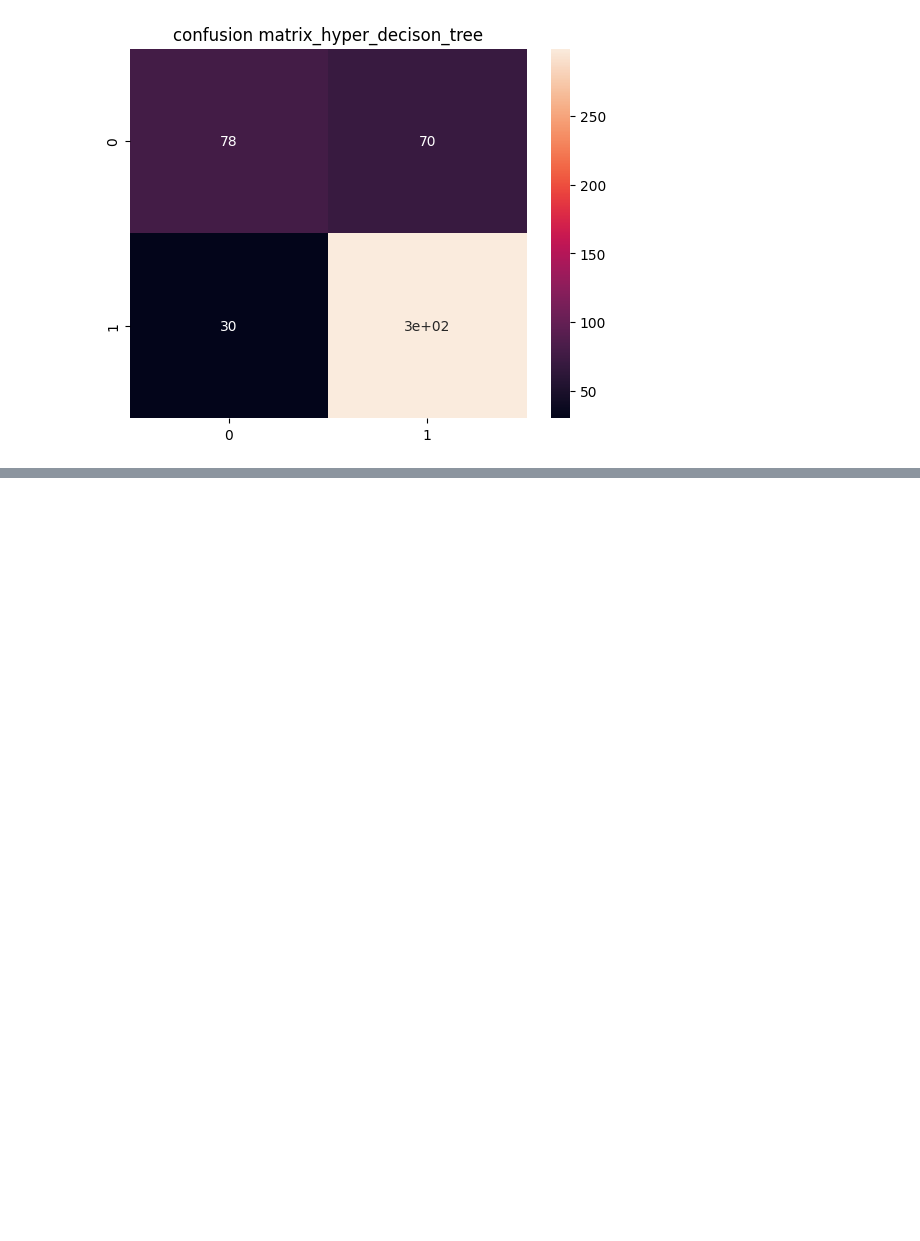
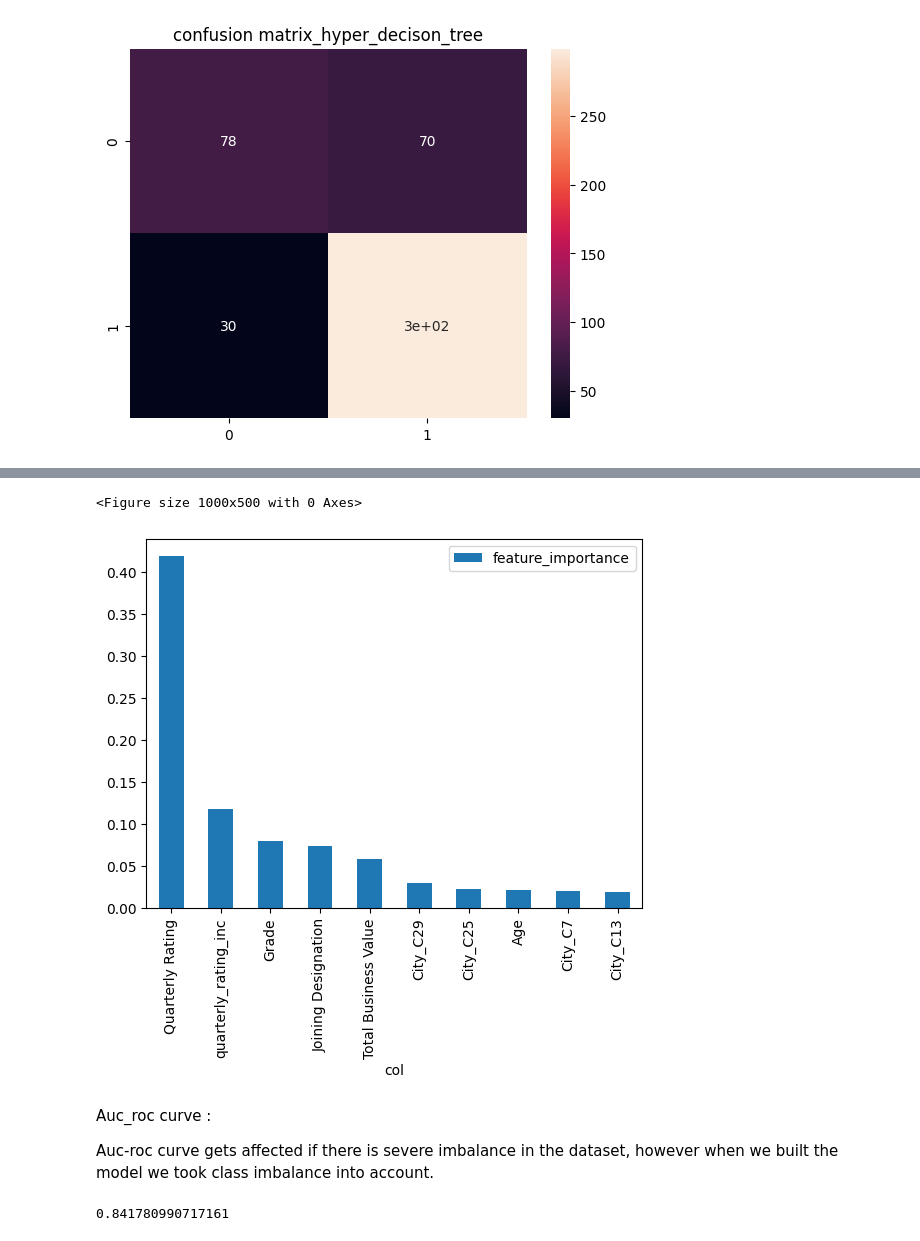
Before and after one commit to mahikshith/AWS-EC2-deployment-of-Ola-driver-churn-prediction-using-ensemble-learning, a Jupyter notebook: Ola_ensemble_mykee.ipynb, the cells around one changed output, grey strips where cells are left out. Saved outputs shown, nothing was run; the diff lists cells and outputs as text; code cells hidden in the pictures; blank space fills up the shorter version.

Commit message:
updated the final model
tried with diff models , found Feature importances for the best model

```diff
--- a/Ola_ensemble_mykee.ipynb
+++ b/Ola_ensemble_mykee.ipynb
@@ -994,0 +997,15 @@ weighted avg       0.78      0.79      0.78       477
+# %%
+# we got the best score for hyperparameterized  xg_boost classifier
+
+#Best parameters  : {'max_depth': 2, 'n_estimators': 50}
+#Best score :  0.8657448357094253
+
+final_xgb = XGBClassifier(class_weight="balanced",max_depth =2, n_estimators = 50)
+
+final_xgb.fit(x_train,y_train)
+
+y_pred = final_xgb.predict(x_test)
+
+from sklearn.metrics import f1_score
+
+print(f1_score(y_test,y_pred))
@@ -994,0 +1026,4 @@ weighted avg       0.78      0.79      0.78       477
+# %%
+importances = final_xgb.feature_importances_
+
+impo_data = pd.DataFrame({"col":x_train.columns ,"feature_importance":importances})
@@ -994,0 +1046,24 @@ weighted avg       0.78      0.79      0.78       477
+# %%
+#plot top 10 feature importance
+
+
+plt.figure(figsize=(10,5))
+impo_data.sort_values("feature_importance",ascending=False).head(10).plot.bar(x="col",y="feature_importance")
+plt.xticks(rotation=90)
+plt.show()
+# %% [output]
+<Figure size 1000x500 with 0 Axes>
+[figure, added]
+# %% [markdown]
+Auc_roc curve :
+
+Auc-roc curve gets affected if there is severe imbalance in the dataset, however when we built the model we took class imbalance into account.
+# %%
+
+from sklearn.metrics import roc_auc_score
+
+pred_prob = final_xgb.predict_proba(x_test)[:,1]
+
+roc_auc_score(y_test,pred_prob)
+# %% [output]
+0.841780990717161
```
Also changed, not shown: parts of 16 cells of this notebook.
